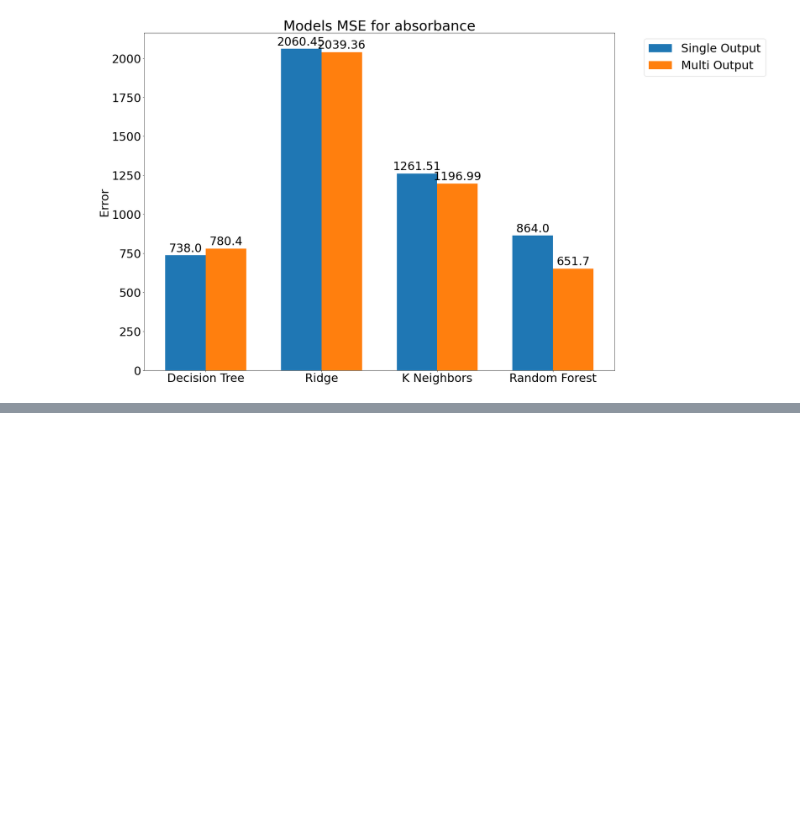
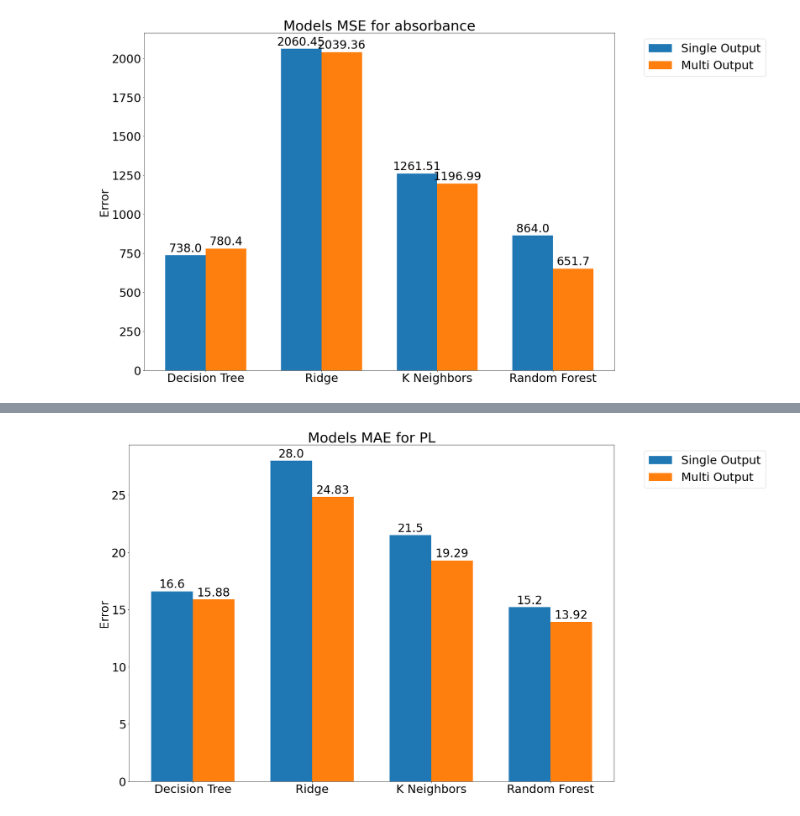
Before and after one commit to akkaneror/Hot_injection, a Jupyter notebook: hotdots/Usecase 2/Notebooks/Analysis/Analysis_Summary.ipynb, the cells around one changed output, grey strips where cells are left out. Cells and saved outputs as stored; diff of their text form; code cells hidden in the pictures; blank space fills up the shorter version.

```diff
--- a/hotdots/Usecase 2/Notebooks/Analysis/Analysis_Summary.ipynb
+++ b/hotdots/Usecase 2/Notebooks/Analysis/Analysis_Summary.ipynb
@@ -1285,40 +1334,42 @@ matplotlib.rcParams.update({'font.size': 30})
 from IPython.display import clear_output
 
 
-labels = ['Decision Tree Single Output', 'Decision Tree Multi Output','Ridge Single Output','Ridge Multi Output', 'K Neighbors Single Output','K Neighbors Multi Output', 'Random Forest Single Output','Random Forest Single Output']
-single_output = [df.iloc[6,3], df.iloc[1,3], df.iloc[3,3], df.iloc[7,3]]
-multi_output = [df.iloc[10,3], df.iloc[13,3], df.iloc[15,3], df.iloc[11,3]]
+labels = ['Decision Tree', 'Ridge', 'K Neighbors', 'Random Forest']
+single_output = [df.iloc[6,13], df.iloc[1,13], df.iloc[3,13], df.iloc[7,13]]
+multi_output = [df.iloc[10,13], df.iloc[13,13], df.iloc[15,13], df.iloc[11,13]]
 #fig, ax = plt.subplots()
 
 x = np.arange(len(labels))  # the label locations
 width = 0.35  # the width of the bars
 
 fig, ax = plt.subplots(figsize=(25,14))
 rects1 = ax.bar(x - width/2, single_output, width, label='Single Output')
 rects2 = ax.bar(x + width/2, multi_output, width, label='Multi Output')
 
 # Add some text for labels, title and custom x-axis tick labels, etc.
 ax.set_ylabel('Error')
-ax.set_title('Models Metrics for absorbance')
+ax.set_title('Models MAE for PL')
 ax.set_xticks(x)
 ax.set_xticklabels(labels)
 ax.legend(bbox_to_anchor=(1.05, 1.0), loc='upper left')
 
 
 def autolabel(rects):
     """Attach a text label above each bar in *rects*, displaying its height."""
     for rect in rects:
         height = rect.get_height()
         ax.annotate('{}'.format(height),
                     xy=(rect.get_x() + rect.get_width()/2 , height),
                     xytext=(0, 3),  # 3 points vertical offset
                     textcoords="offset points",
                     ha='center', va='bottom')
 
 
 autolabel(rects1)
 autolabel(rects2)
 
 fig.tight_layout()
 
 plt.show()
+# %% [output]
+[figure, added]
```
Also changed, not shown: parts of 9 cells of this notebook.
